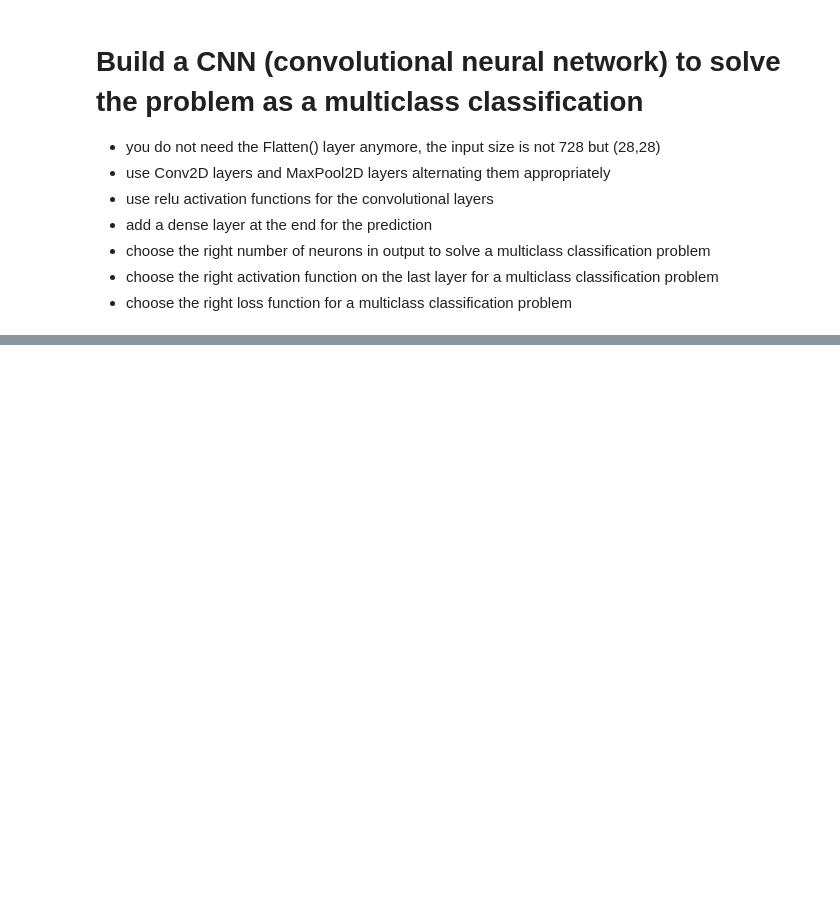
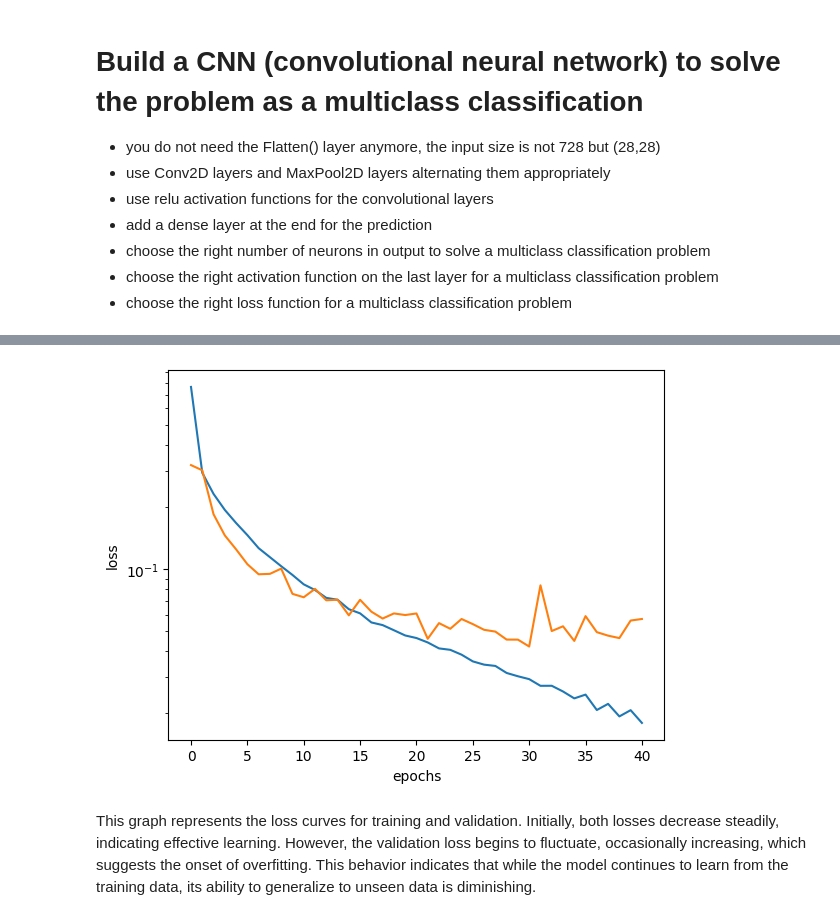
Before and after one commit to GraceJulius/FDSFE_GJulius, a Jupyter notebook: HW8/NN101_MNISTprediction.ipynb, the cells around one changed output, grey strips where cells are left out. Cells and saved outputs as stored; diff of their text form; code cells hidden in the pictures; blank space fills up the shorter version.

```diff
--- a/HW8/NN101_MNISTprediction.ipynb
+++ b/HW8/NN101_MNISTprediction.ipynb
@@ -183,7 +390,15 @@ YOUR CODE GOES HERE
+# %%
+callback = tf.keras.callbacks.EarlyStopping(
+    monitor='val_loss',
+    patience=10,
+    restore_best_weights=True,
+)
 # %%
 #set the loss to be approprpate for the classification, the optimizer to Adam and compile and fit as before
 # NOTE: you can either use the Sparse Categorical Loss and leave the labels as they are or use the Categorical Loss but modify the labels to be one-hot-encoded (see slides from class on trees!)
-loss = ...
-optimizer = ...
-prob_model.compile...
-prob_training_history = ...
+loss = tf.keras.losses.SparseCategoricalCrossentropy()
+optimizer = tf.keras.optimizers.Adam()
+model3.compile(optimizer = optimizer, loss = loss,
+              metrics=['accuracy'])
+CNN_training_history = model3.fit(x_train, y_train, epochs=500,
+                                       callbacks=[callback], validation_split=0.1)
@@ -198,7 +453,11 @@ result = prob_model.predict(x_test[:10])
 # %%
 #show the loss curves and comment
-plt.plot(.....
-plt.plot(.....
-plt.xlabel(....
-plt.ylabel(...
+plt.plot(CNN_training_history.history["loss"])
+plt.plot(CNN_training_history.history["val_loss"])
+plt.xlabel("epochs")
+plt.ylabel("loss")
 plt.yscale('log') #use log scale for the y axis
+# %% [output]
+[figure, added]
+# %% [markdown]
+This graph represents the loss curves for training and validation. Initially, both losses decrease steadily, indicating effective learning. However, the validation loss begins to fluctuate, occasionally increasing, which suggests the onset of overfitting. This behavior indicates that while the model continues to learn from the training data, its ability to generalize to unseen data is diminishing.
```
Also changed, not shown: parts of 38 cells of this notebook.
